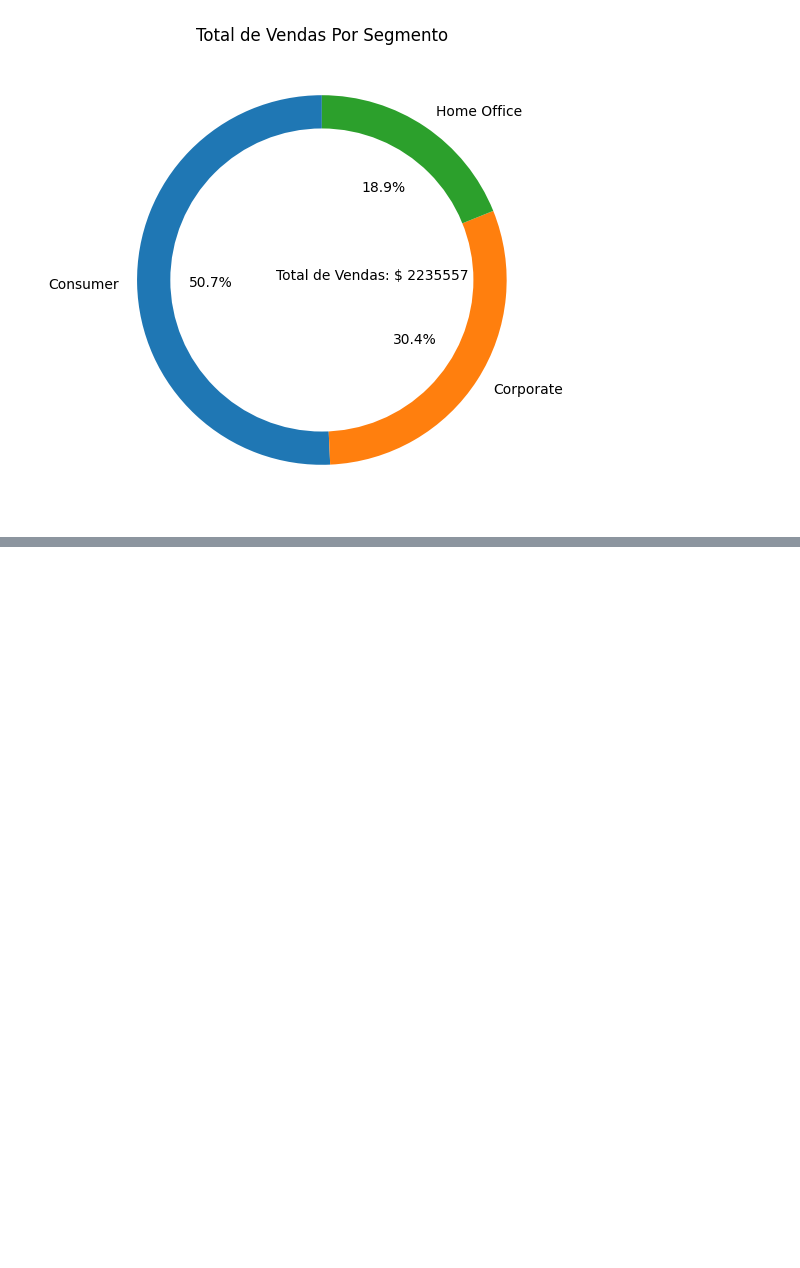
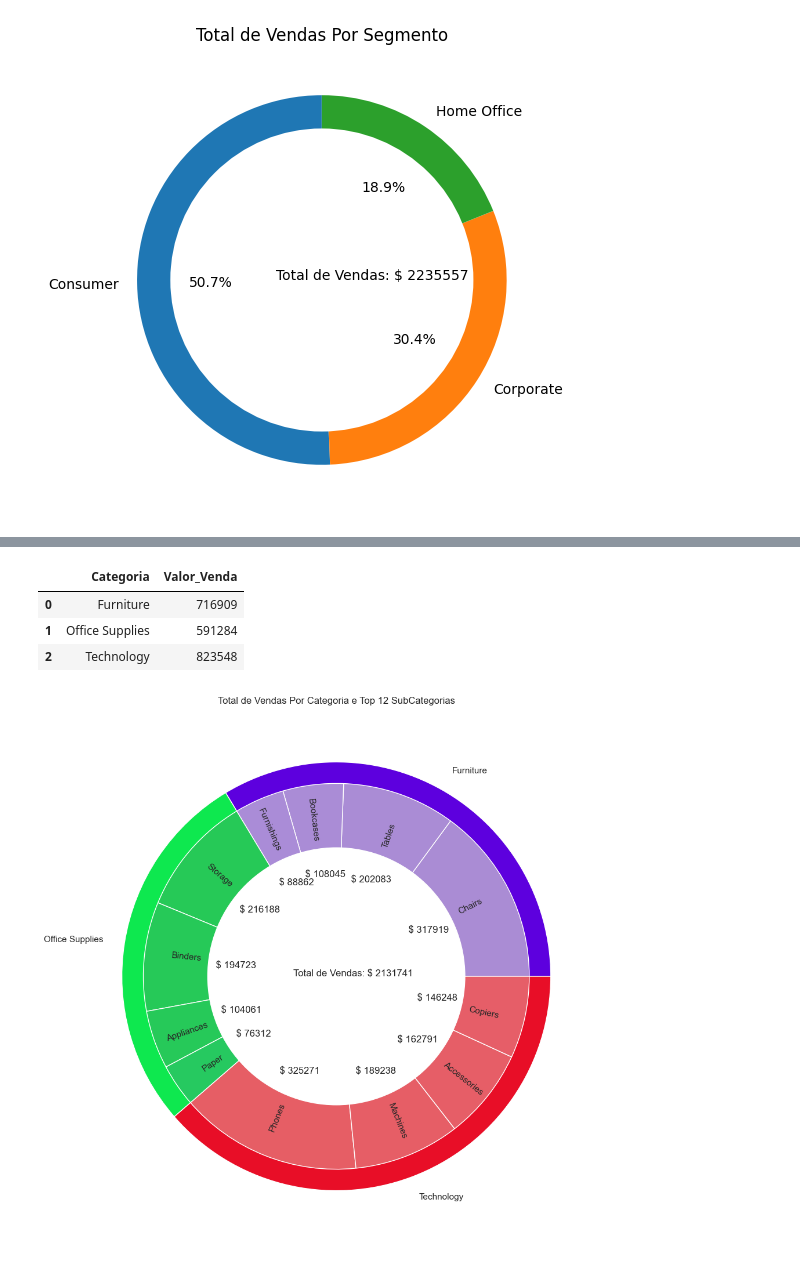
Before and after one commit to rheydne/curso-python, a Jupyter notebook: 13-projeto-2/1-projeto2.ipynb, the cells around one changed output, grey strips where cells are left out. Saved outputs shown, nothing was run; the diff lists cells and outputs as text; code cells hidden in the pictures; blank space fills up the shorter version.

```diff
--- a/13-projeto-2/1-projeto2.ipynb
+++ b/13-projeto-2/1-projeto2.ipynb
@@ -238,0 +462,65 @@ plt.show()
+# %%
+# Criamos outro dataframe somente com os totais por categoria
+pergunta10_cat = pergunta10.groupby('Categoria').sum(numeric_only = True).reset_index()
+
+# Dataframe com categorias
+pergunta10_cat
+# %% [output]
+|  | Categoria | Valor_Venda |
+| 0 | Furniture | 716909 |
+| 1 | Office Supplies | 591284 |
+| 2 | Technology | 823548 |
+# %%
+# Listas de cores para categorias
+cores_categorias = ['#5d00de',
+                    '#0ee84f',
+                    '#e80e27']
+# %%
+# Listas de cores para subcategorias
+cores_subcategorias = ['#aa8cd4',
+                       '#aa8cd5',
+                       '#aa8cd6',
+                       '#aa8cd7',
+                       '#26c957',
+                       '#26c958',
+                       '#26c959',
+                       '#26c960',
+                       '#e65e65',
+                       '#e65e66',
+                       '#e65e67',
+                       '#e65e68']
+# %%
+# Plot
+
+# Tamanho da figura
+fig, ax = plt.subplots(figsize = (18,12))
+
+# Gráfico das categorias
+p1 = ax.pie(pergunta10_cat['Valor_Venda'],
+            radius = 1,
+            labels = pergunta10_cat['Categoria'],
+            wedgeprops = dict(edgecolor = 'white'),
+            colors = cores_categorias)
+
+# Gráfico das subcategorias
+p2 = ax.pie(pergunta10['Valor_Venda'],
+            radius = 0.9,
+            labels = pergunta10['SubCategoria'],
+            autopct = autopct_format(pergunta10['Valor_Venda']),
+            colors = cores_subcategorias,
+            labeldistance = 0.7,
+            wedgeprops = dict(edgecolor = 'white'),
+            pctdistance = 0.53,
+            rotatelabels = True)
+
+# Limpa o centro do círculo
+centre_circle = plt.Circle((0, 0), 0.6, fc = 'white')
+
+# Labels e anotações
+fig = plt.gcf()
+fig.gca().add_artist(centre_circle)
+plt.annotate(text = 'Total de Vendas: ' + '$ ' + str(int(sum(pergunta10['Valor_Venda']))), xy = (-0.2, 0))
+plt.title('Total de Vendas Por Categoria e Top 12 SubCategorias')
+plt.show()
+# %% [output]
+[figure, added]
```
Also changed, not shown: parts of 23 cells of this notebook, 3 other files.
